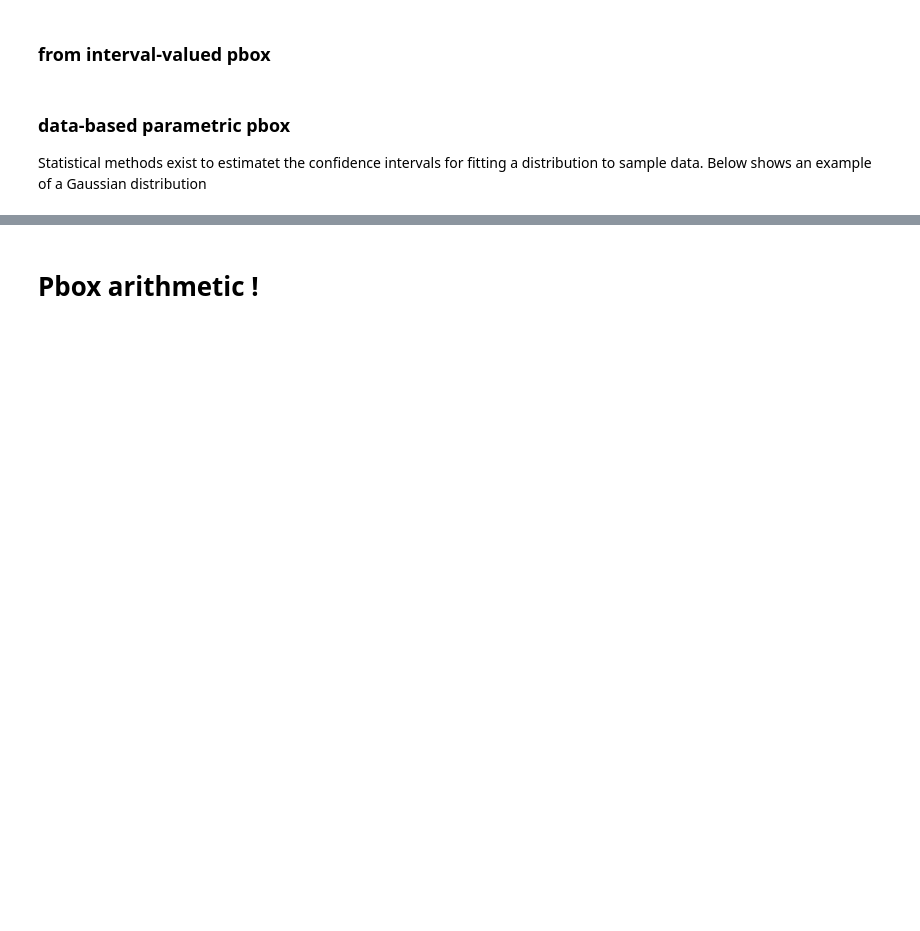
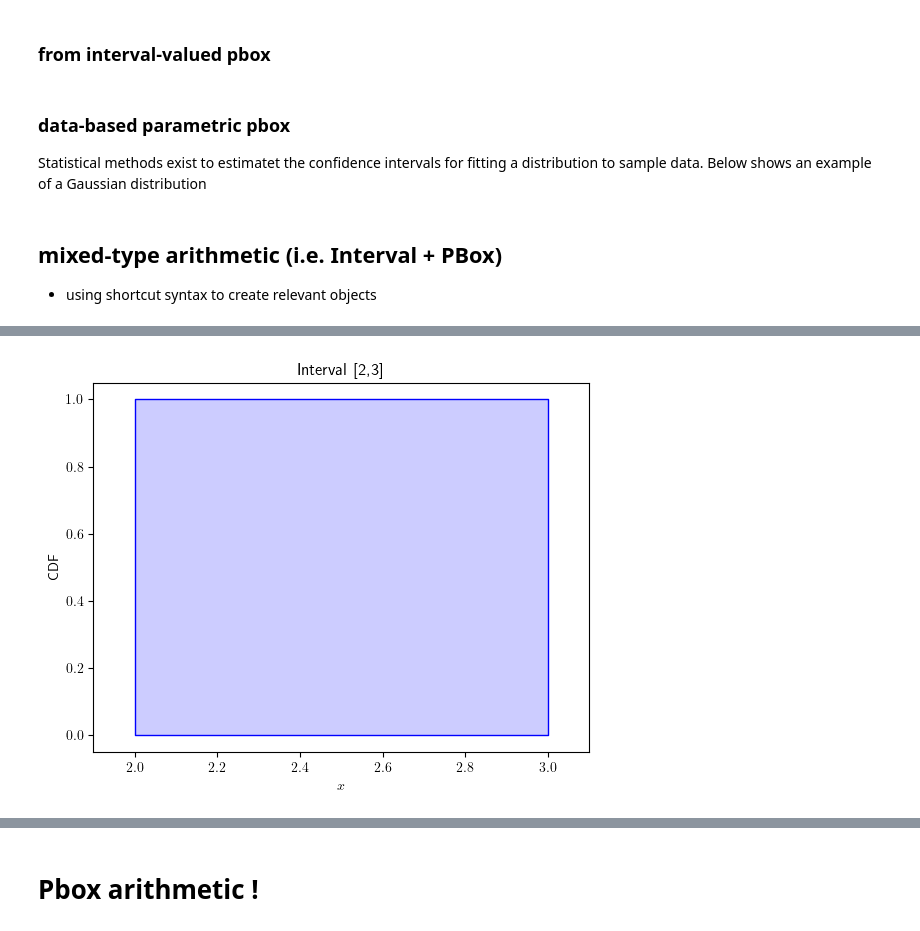
Before and after one commit to leslieDLcy/PyUncertainNumber, a Jupyter notebook: _personal/unglorfied_tests/Test_pba.ipynb, the cells around one changed output, grey strips where cells are left out. Drawn from its saved outputs; the diff is of its cells as text; code cells hidden in the pictures; blank space fills up the shorter version.

```diff
--- a/_personal/unglorfied_tests/Test_pba.ipynb
+++ b/_personal/unglorfied_tests/Test_pba.ipynb
@@ -248,3 +248,7 @@ _ = pbox_from_imprecise_measurements.display(style='band')
 ### data-based parametric pbox
 
 Statistical methods exist to estimatet the confidence intervals for fitting a distribution to sample data. Below shows an example of a Gaussian distribution
+# %% [markdown]
+## mixed-type arithmetic (i.e. Interval + PBox)
+
+- using shortcut syntax to create relevant objects
@@ -250,0 +262,5 @@ Statistical methods exist to estimatet the confidence intervals for fitting a di
+# %%
+# an interval
+a = pba.I([2,3])
+_ = a.display(style='band', title='Interval [2,3]')
+# %% [output]
@@ -250,0 +268 @@ Statistical methods exist to estimatet the confidence intervals for fitting a di
+[figure, added]
```
Also changed, not shown: parts of 34 cells of this notebook, 4 other files.
